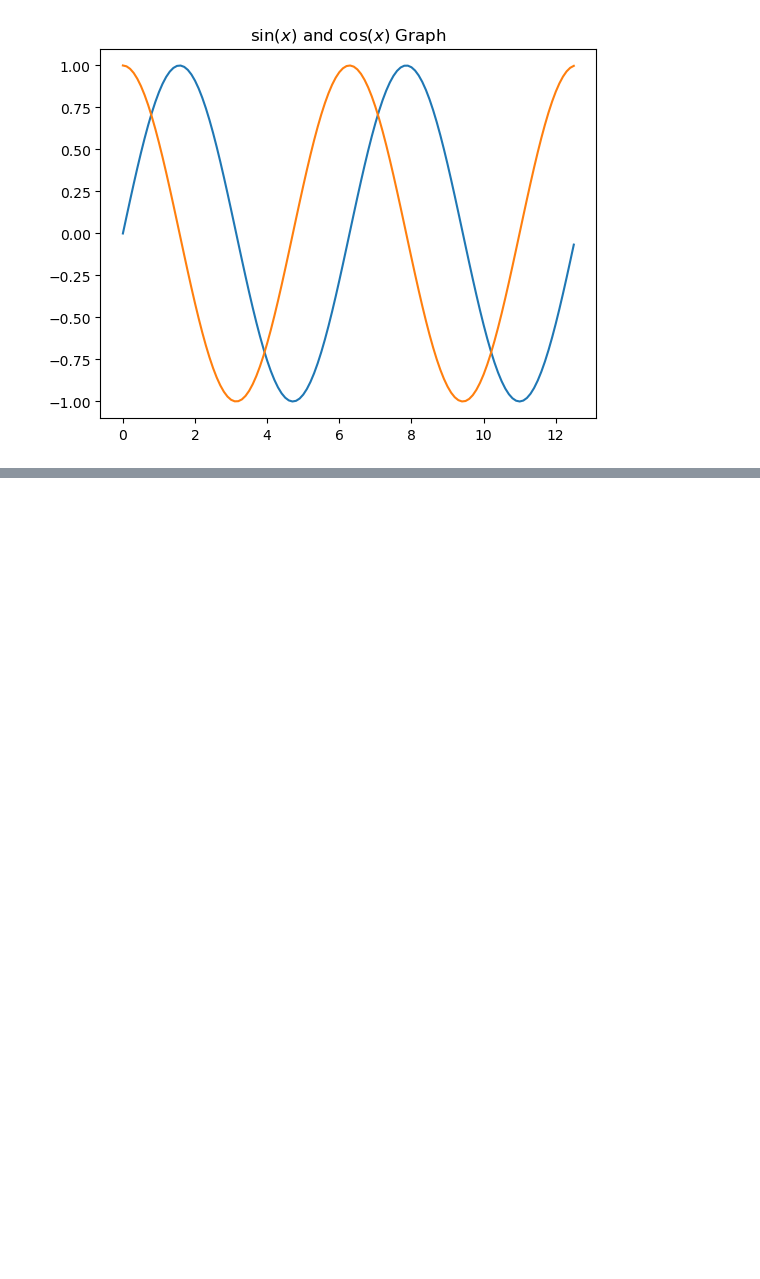
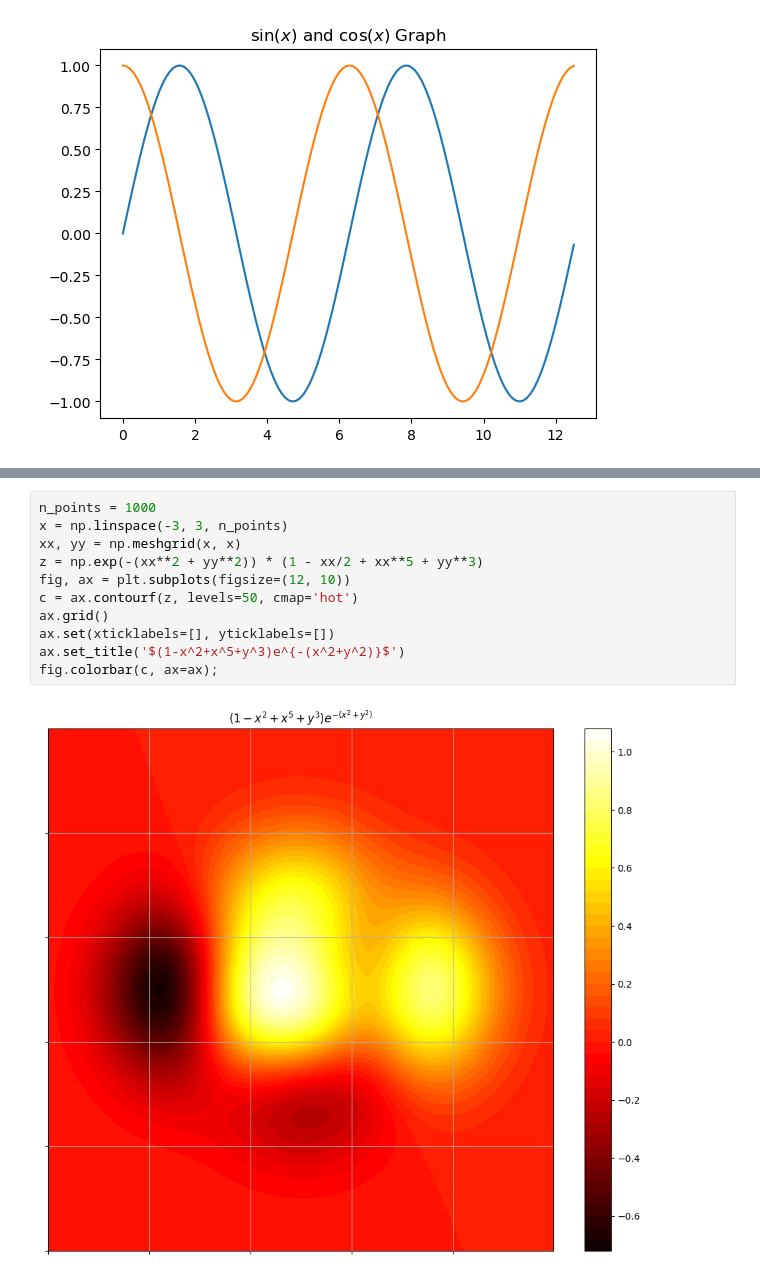
Before and after one commit to Chanab0910/Computing2, a Jupyter notebook: JupyterMPL/matplotlib_trial.ipynb, the cells around one changed output, grey strips where cells are left out. Cells and saved outputs as stored; diff of their text form; blank space fills up the shorter version.

```diff
--- a/JupyterMPL/matplotlib_trial.ipynb
+++ b/JupyterMPL/matplotlib_trial.ipynb
@@ -77,0 +81,13 @@ plt.show()
+# %%
+n_points = 1000
+x = np.linspace(-3, 3, n_points)
+xx, yy = np.meshgrid(x, x)
+z = np.exp(-(xx**2 + yy**2)) * (1 - xx/2 + xx**5 + yy**3)
+fig, ax = plt.subplots(figsize=(12, 10))
+c = ax.contourf(z, levels=50, cmap='hot')
+ax.grid()
+ax.set(xticklabels=[], yticklabels=[])
+ax.set_title('$(1-x^2+x^5+y^3)e^{-(x^2+y^2)}$')
+fig.colorbar(c, ax=ax);
+# %% [output]
+[figure, added]
```
Also changed, not shown: parts of 4 cells of this notebook.
